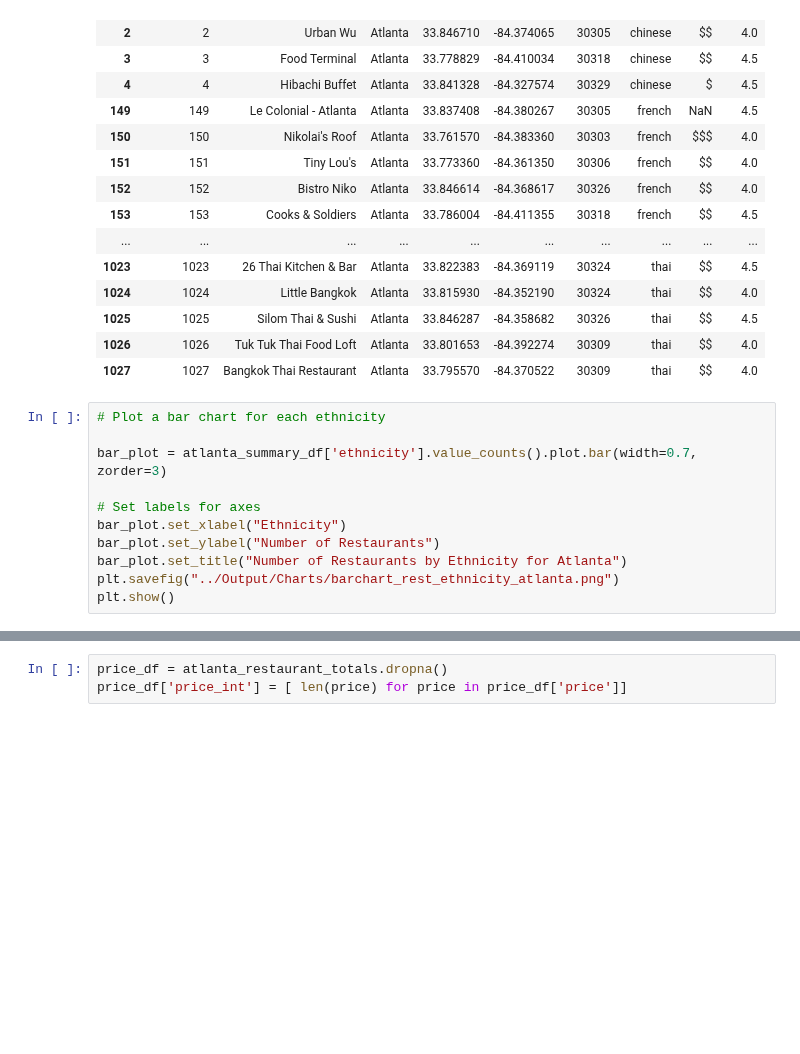
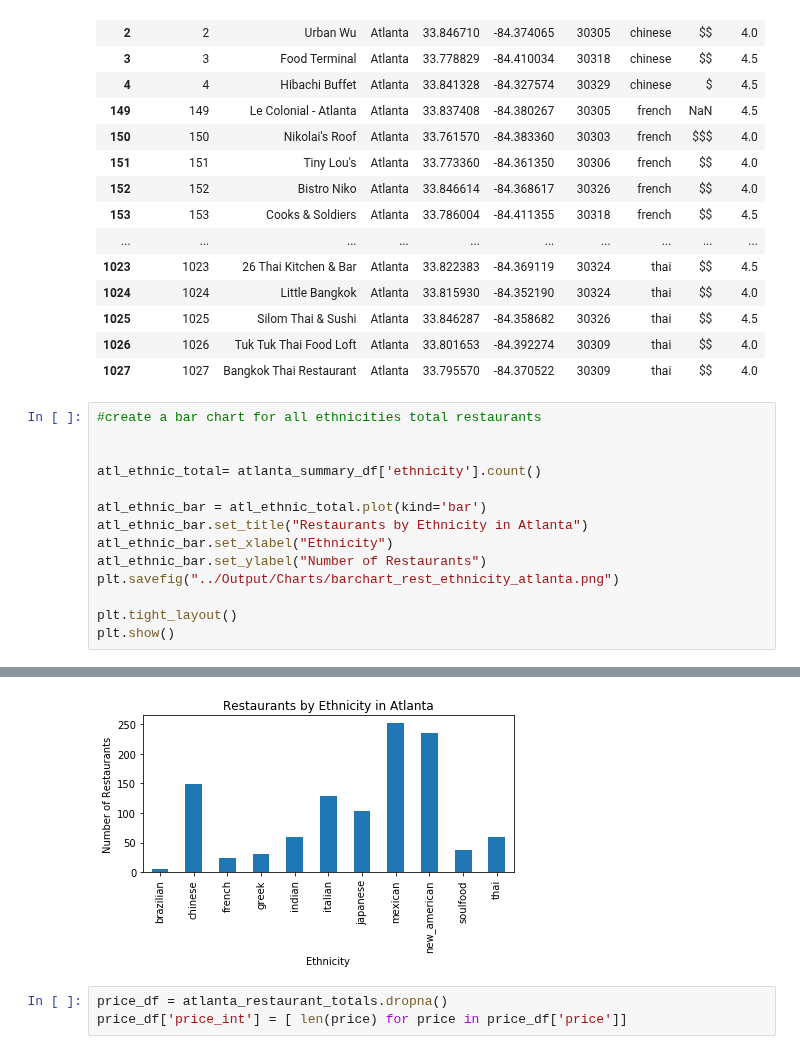
Before and after one commit to DPintacasi/teamcobra_project1, a Jupyter notebook: Scripts/atlanta_philly_analysis.ipynb, the cells around one changed output, grey strips where cells are left out. Saved outputs shown, nothing was run; the diff lists cells and outputs as text; blank space fills up the shorter version.

```diff
--- a/Scripts/atlanta_philly_analysis.ipynb
+++ b/Scripts/atlanta_philly_analysis.ipynb
@@ -59,14 +58,17 @@ atlanta_summary_df.head()
 | 1026 | 1026 | Tuk Tuk Thai Food Loft | Atlanta | 33.801653 | -84.392274 | 30309 | thai | $$ | 4.0 |
 | 1027 | 1027 | Bangkok Thai Restaurant | Atlanta | 33.795570 | -84.370522 | 30309 | thai | $$ | 4.0 |
 # %%
-# Plot a bar chart for each ethnicity
+#create a bar chart for all ethnicities total restaurants
 
-bar_plot = atlanta_summary_df['ethnicity'].value_counts().plot.bar(width=0.7, zorder=3)
 
-# Set labels for axes
-bar_plot.set_xlabel("Ethnicity")
-bar_plot.set_ylabel("Number of Restaurants")
-bar_plot.set_title("Number of Restaurants by Ethnicity for Atlanta")
+atl_ethnic_total= atlanta_summary_df['ethnicity'].count()
+
+atl_ethnic_bar = atl_ethnic_total.plot(kind='bar')
+atl_ethnic_bar.set_title("Restaurants by Ethnicity in Atlanta")
+atl_ethnic_bar.set_xlabel("Ethnicity")
+atl_ethnic_bar.set_ylabel("Number of Restaurants")
 plt.savefig("../Output/Charts/barchart_rest_ethnicity_atlanta.png")
+
+plt.tight_layout()
 plt.show()
 # %% [output]
@@ -75,3 +75,4 @@ plt.show()
+[figure, added]
 # %%
 price_df = atlanta_restaurant_totals.dropna()
 price_df['price_int'] = [ len(price) for price in price_df['price']]
```
Also changed, not shown: parts of 20 cells of this notebook, 19 other files.
